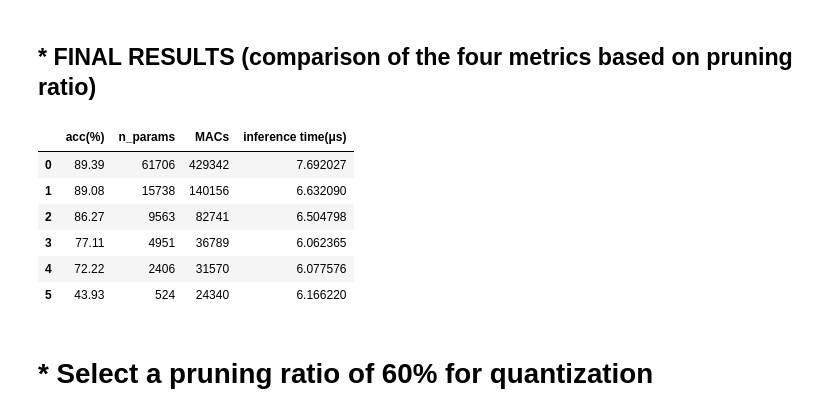
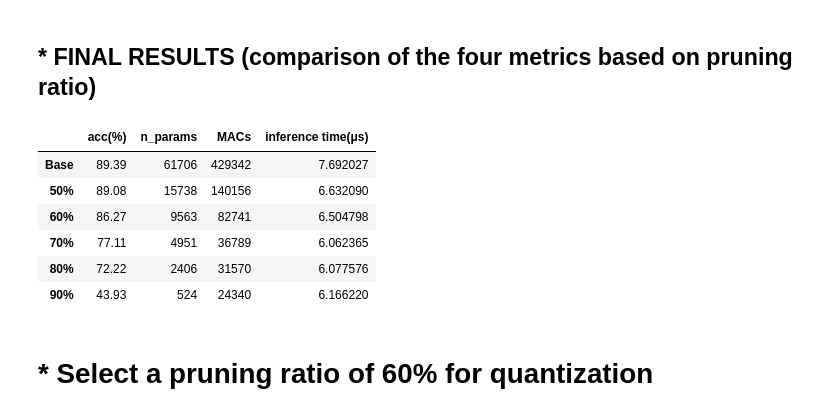
Before and after one commit to yewonkim01/Optimized-Model-on-JetsonNano-with-Pruning-and-Quantization, a Jupyter notebook: experiment.ipynb, the cells around one changed output. Drawn from its saved outputs; the diff is of its cells as text; code cells hidden in the pictures.

```diff
--- a/experiment.ipynb
+++ b/experiment.ipynb
@@ -312,17 +312,18 @@ df_90
 # %%
 import pandas as pd
 pd.DataFrame({'acc(%)':[acc_50[0], acc_50[-1], acc_60[-1], acc_70[-1], acc_80[-1], acc_90[-1]],
               'n_params' : [params_50[0], params_50[-1], params_60[-1], params_70[-1], params_80[-1], params_90[-1]],
               'MACs': [mmac_50[0], mmac_50[-1], mmac_60[-1], mmac_70[-1], mmac_80[-1], mmac_90[-1]],
-              'inference time(μs)': [inference_time_50[0], inference_time_50[-1], inference_time_60[-1], inference_time_70[-1], inference_time_80[-1], inference_time_90[-1]]})
+              'inference time(μs)': [inference_time_50[0], inference_time_50[-1], inference_time_60[-1], inference_time_70[-1], inference_time_80[-1], inference_time_90[-1]],},
+             index = ['Base'] + [f'{i}%' for i in range(50, 100, 10)])
 # %% [output]
 |  | acc(%) | n_params | MACs | inference time(μs) |
-| 0 | 89.39 | 61706 | 429342 | 7.692027 |
-| 1 | 89.08 | 15738 | 140156 | 6.632090 |
-| 2 | 86.27 | 9563 | 82741 | 6.504798 |
-| 3 | 77.11 | 4951 | 36789 | 6.062365 |
-| 4 | 72.22 | 2406 | 31570 | 6.077576 |
-| 5 | 43.93 | 524 | 24340 | 6.166220 |
+| Base | 89.39 | 61706 | 429342 | 7.692027 |
+| 50% | 89.08 | 15738 | 140156 | 6.632090 |
+| 60% | 86.27 | 9563 | 82741 | 6.504798 |
+| 70% | 77.11 | 4951 | 36789 | 6.062365 |
+| 80% | 72.22 | 2406 | 31570 | 6.077576 |
+| 90% | 43.93 | 524 | 24340 | 6.166220 |
 # %% [markdown]
 # * Select a pruning ratio of **60%** for quantization
 # %%
```
